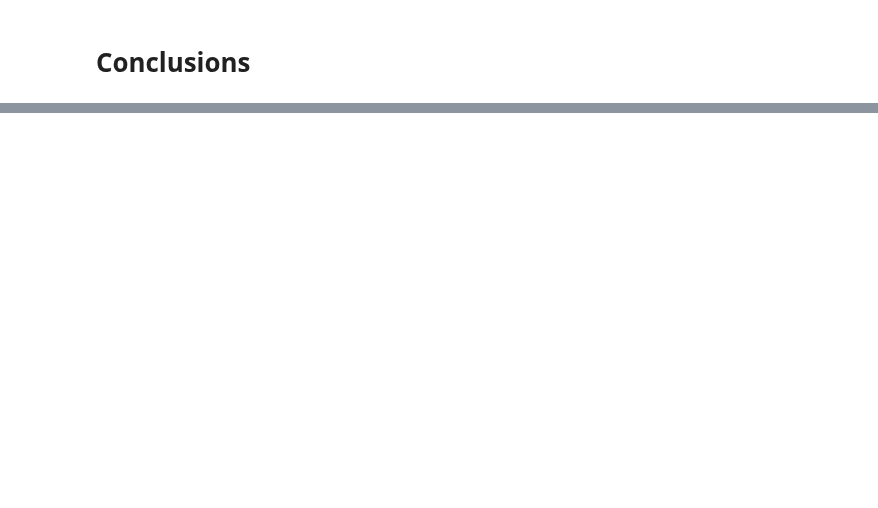
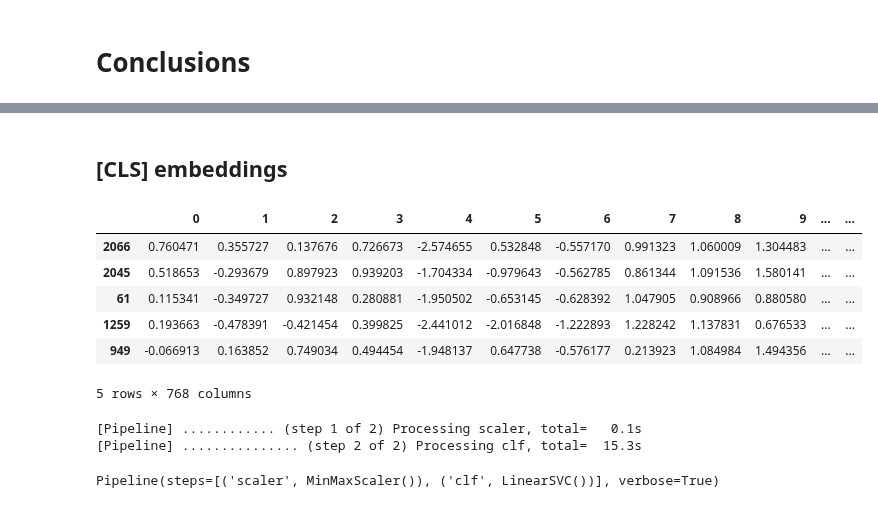
Before and after one commit to g-fabiani4-unipi/txa_project, a Jupyter notebook: src/Classification_with_word_embeddings.ipynb, the cells around one changed output, grey strips where cells are left out. Drawn from its saved outputs; the diff is of its cells as text; code cells hidden in the pictures; blank space fills up the shorter version.

```diff
--- a/src/Classification_with_word_embeddings.ipynb
+++ b/src/Classification_with_word_embeddings.ipynb
@@ -834,0 +837,14 @@ The contextual embeddings permorm worse than the static ones.
+# %% [markdown]
+## [CLS] embeddings
+# %%
+embeddings_df = pd.read_csv(results_path / 'alberto_sent_embs_cls_train.csv', index_col=0)
+# %%
+embeddings_df.head()
+# %% [output]
+|  | 0 | 1 | 2 | 3 | 4 | 5 | 6 | 7 | 8 | 9 | ... | ... |
+| 2066 | 0.760471 | 0.355727 | 0.137676 | 0.726673 | -2.574655 | 0.532848 | -0.557170 | 0.991323 | 1.060009 | 1.304483 | ... | ... |
+| 2045 | 0.518653 | -0.293679 | 0.897923 | 0.939203 | -1.704334 | -0.979643 | -0.562785 | 0.861344 | 1.091536 | 1.580141 | ... | ... |
+| 61 | 0.115341 | -0.349727 | 0.932148 | 0.280881 | -1.950502 | -0.653145 | -0.628392 | 1.047905 | 0.908966 | 0.880580 | ... | ... |
+| 1259 | 0.193663 | -0.478391 | -0.421454 | 0.399825 | -2.441012 | -2.016848 | -1.222893 | 1.228242 | 1.137831 | 0.676533 | ... | ... |
+| 949 | -0.066913 | 0.163852 | 0.749034 | 0.494454 | -1.948137 | 0.647738 | -0.576177 | 0.213923 | 1.084984 | 1.494356 | ... | ... |
+5 rows × 768 columns
@@ -834,0 +853,6 @@ The contextual embeddings permorm worse than the static ones.
+# %%
+pipeline.fit(train_X, train_Y)
+# %% [output]
+[Pipeline] ............ (step 1 of 2) Processing scaler, total=   0.1s
+[Pipeline] ............... (step 2 of 2) Processing clf, total=  15.3s
+Pipeline(steps=[('scaler', MinMaxScaler()), ('clf', LinearSVC())], verbose=True)
```
Also changed, not shown: parts of 36 cells of this notebook.
